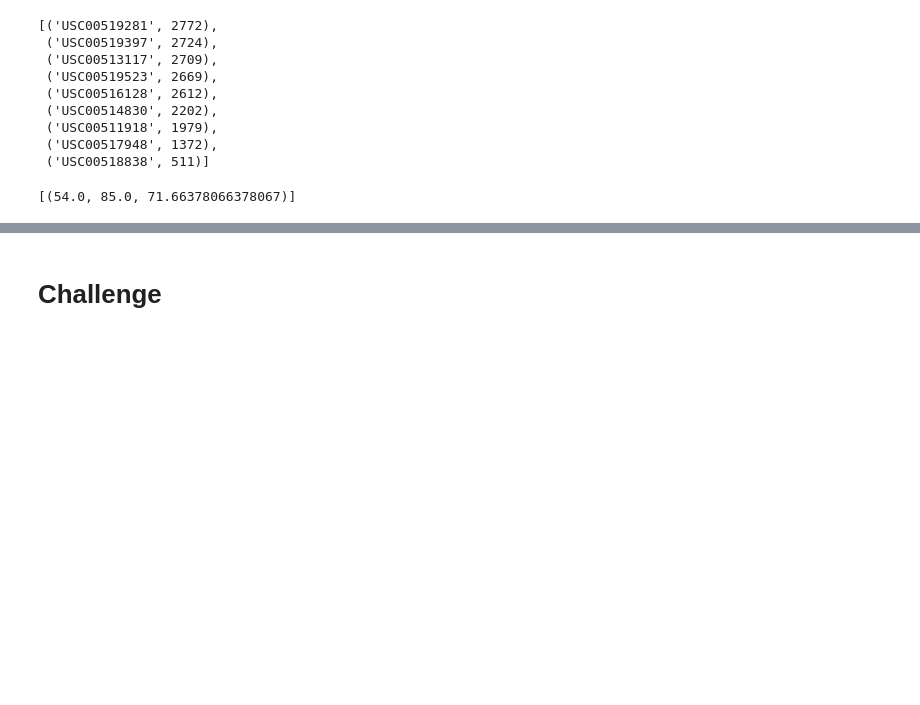
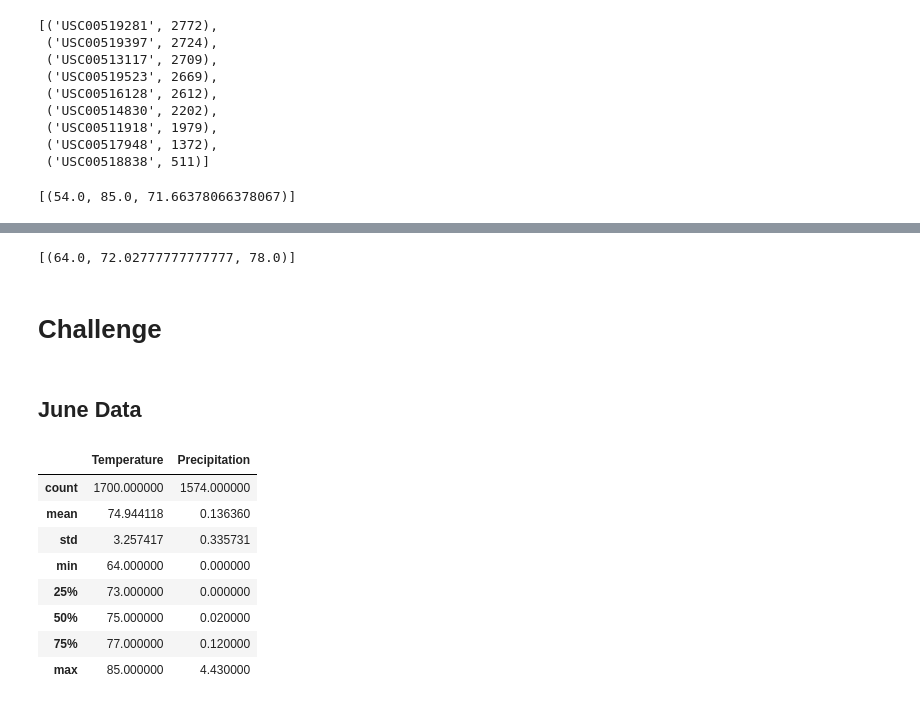
Before and after one commit to loydvalp/surfs_up, a Jupyter notebook: climate_analysis.ipynb, the cells around one changed output, grey strips where cells are left out. Saved outputs shown, nothing was run; the diff lists cells and outputs as text; code cells hidden in the pictures; blank space fills up the shorter version.

```diff
--- a/climate_analysis.ipynb
+++ b/climate_analysis.ipynb
@@ -152,5 +164,47 @@ plt.tight_layout()
 # %%
 # Write a function called `calc_temps` that will accept start date and end date in the format '%Y-%m-%d'
 # and return the minimum, average, and maximum temperatures for that range of dates
+def calc_temps(start_date, end_date):
+    """TMIN, TAVG, and TMAX for a list of dates.
+
+    Args:
+        start_date (string): A date string in the format %Y-%m-%d
+        end_date (string): A date string in the format %Y-%m-%d
+
+    Returns:
+        TMIN, TAVE, and TMAX
+    """
+
+    return session.query(func.min(Measurement.tobs), func.avg(Measurement.tobs), func.max(Measurement.tobs)).\
+        filter(Measurement.date >= start_date).filter(Measurement.date <= end_date).all()
+
+# function usage example
+print(calc_temps('2017-02-28', '2017-03-05'))
+# %% [output]
+[(64.0, 72.02777777777777, 78.0)]
 # %% [markdown]
 # Challenge
+# %% [markdown]
+## June Data
+# %%
+#Identify key statistical data in June across all of the stations and years
+
+june_data = session.query(Measurement.date,Measurement.tobs, Measurement.prcp).\
+    filter(extract('month',Measurement.date) == 6).all()
+
+# Save the query results as a Pandas DataFrame and set the index to the date column
+df = pd.DataFrame(june_data, columns=['date','Temperature','Precipitation'])
+df.set_index(df['date'], inplace = True)
+
+# Use Pandas to calcualte the summary statistics for the precipitation data
+df.describe()
+# %% [output]
+|  | Temperature | Precipitation |
+| count | 1700.000000 | 1574.000000 |
+| mean | 74.944118 | 0.136360 |
+| std | 3.257417 | 0.335731 |
+| min | 64.000000 | 0.000000 |
+| 25% | 73.000000 | 0.000000 |
+| 50% | 75.000000 | 0.020000 |
+| 75% | 77.000000 | 0.120000 |
+| max | 85.000000 | 4.430000 |
```
Also changed, not shown: parts of 13 cells of this notebook.
